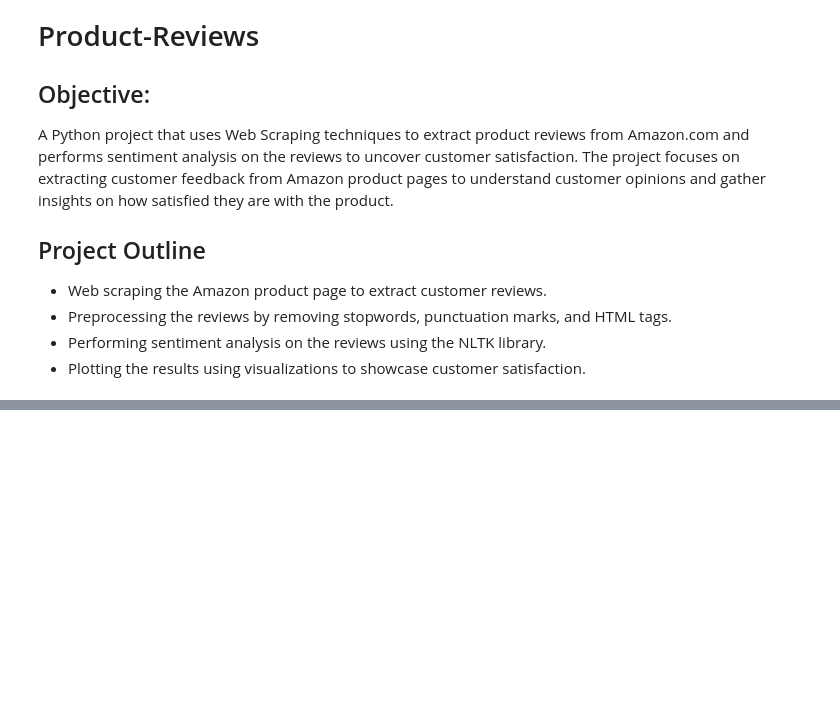
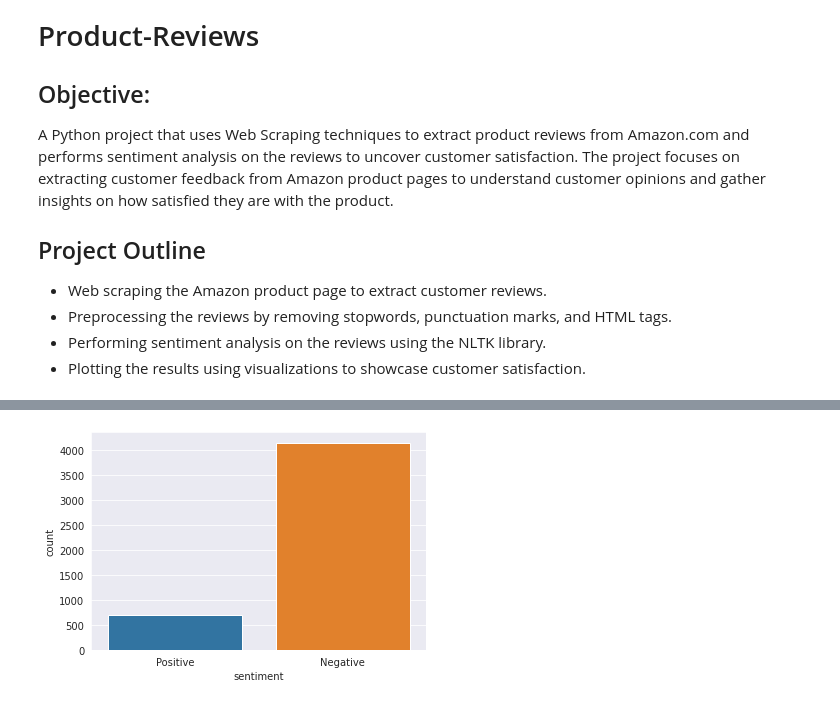
Before and after one commit to ehtisham-sadiq/Uncovering-Customer-Satisfaction-through-Amazon-Product-Reviews, a Jupyter notebook: Uncovering-Customer-Satisfaction-through-Amazon-Product-Reviews.ipynb, the cells around one changed output, grey strips where cells are left out. Cells and saved outputs as stored; diff of their text form; code cells hidden in the pictures; blank space fills up the shorter version.

```diff
--- a/Uncovering-Customer-Satisfaction-through-Amazon-Product-Reviews.ipynb
+++ b/Uncovering-Customer-Satisfaction-through-Amazon-Product-Reviews.ipynb
@@ -24,0 +697,4 @@ warnings.filterwarnings('ignore')
+# %%
+from vaderSentiment.vaderSentiment import SentimentIntensityAnalyzer
+obj = SentimentIntensityAnalyzer()
+obj
@@ -24,0 +767,5 @@ warnings.filterwarnings('ignore')
+# %%
+sns.countplot(x='sentiment',data=df_score)
+plt.show()
+# %% [output]
+[figure, added]
```
Also changed, not shown: parts of 105 cells of this notebook.
